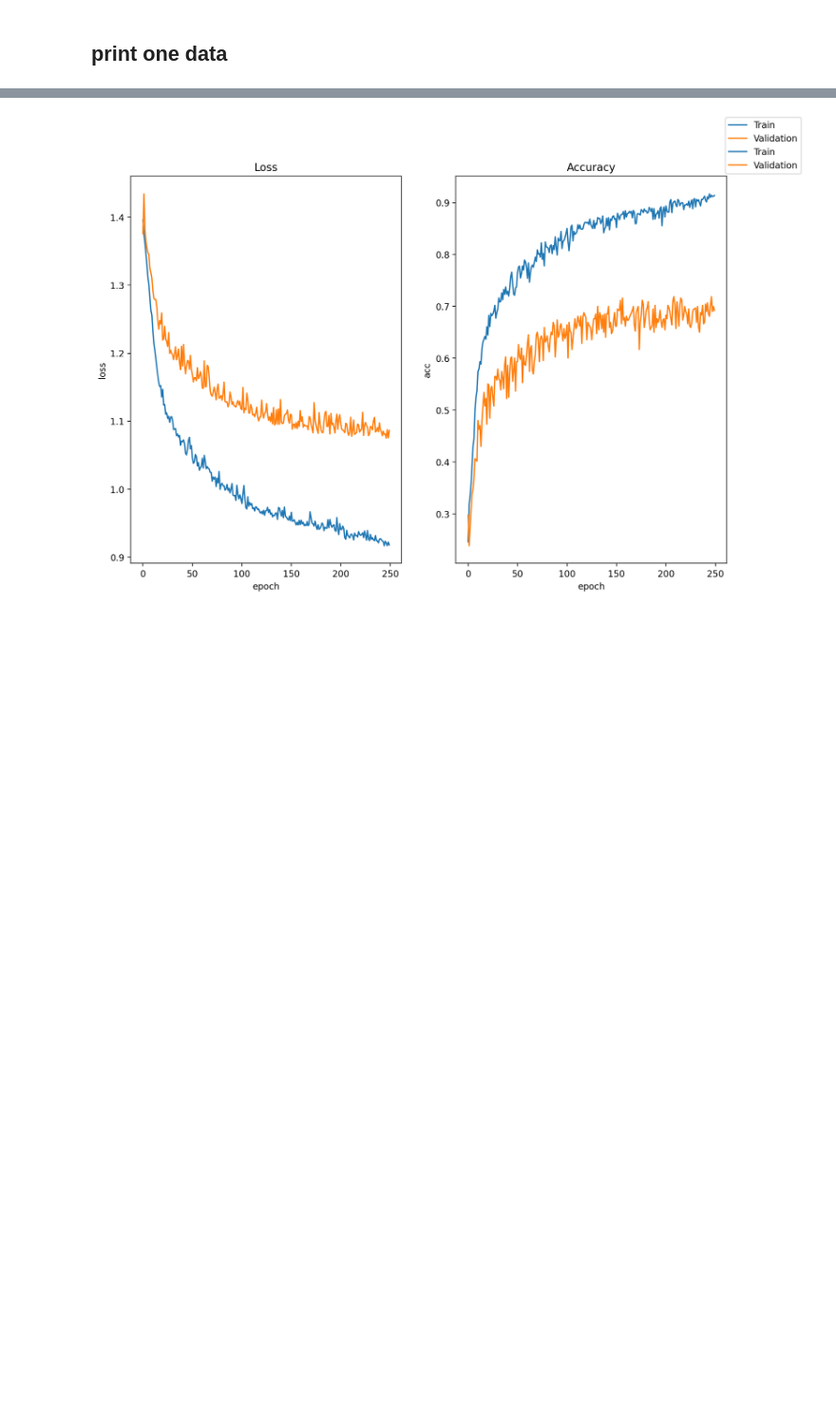
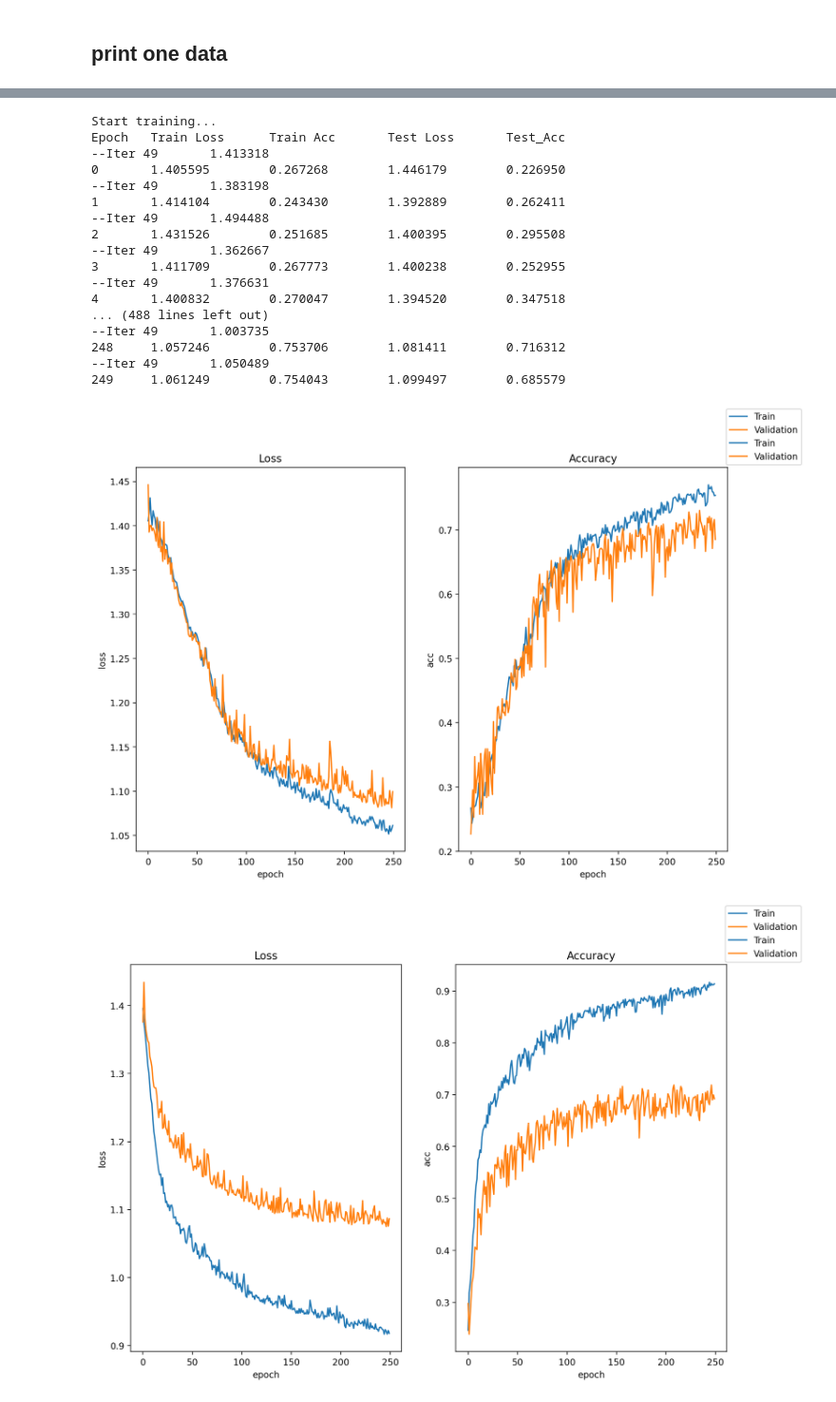
Before and after one commit to RX-0-95/EEG_Classification, a Jupyter notebook: EEG_loading.ipynb, the cells around one changed output, grey strips where cells are left out. Shown at 95% size. Drawn from its saved outputs; the diff is of its cells as text; code cells hidden in the pictures; blank space fills up the shorter version.

```diff
--- a/EEG_loading.ipynb
+++ b/EEG_loading.ipynb
@@ -84,3 +84,36 @@ Epoch   Train Loss      Train Acc       Test Loss       Test_Acc
+# %%
+model = ShallowConv(1,4).to('cuda')
+options = {
+    'train_batch_size': 32,
+    'scheduler_patience': 100,
+    'weight_decay': 0.15,
+    'val_batch_size': 1,
+    'transform': 'shift_positive'
+}
+loss_fn = nn.CrossEntropyLoss()
+logs,_= train(model, options, loss_fn,
+        data_dir=X_train_valid_dir,
+        label_dir=y_train_valid_dir,
+        preload_gpu=True)
+# %% [output]
+Start training...
+Epoch   Train Loss      Train Acc       Test Loss       Test_Acc
+--Iter 49       1.413318
+0       1.405595        0.267268        1.446179        0.226950
+--Iter 49       1.383198
+1       1.414104        0.243430        1.392889        0.262411
+--Iter 49       1.494488
+2       1.431526        0.251685        1.400395        0.295508
+--Iter 49       1.362667
+3       1.411709        0.267773        1.400238        0.252955
+--Iter 49       1.376631
+4       1.400832        0.270047        1.394520        0.347518
+... (488 lines left out)
+--Iter 49       1.003735
+248     1.057246        0.753706        1.081411        0.716312
+--Iter 49       1.050489
+249     1.061249        0.754043        1.099497        0.685579
+[figure, added]
 # %%
 import matplotlib.pyplot as plt
 fig,(ax1,ax2) = plt.subplots(1,2)
```
Also changed, not shown: parts of 2 cells of this notebook, 8 other files.
